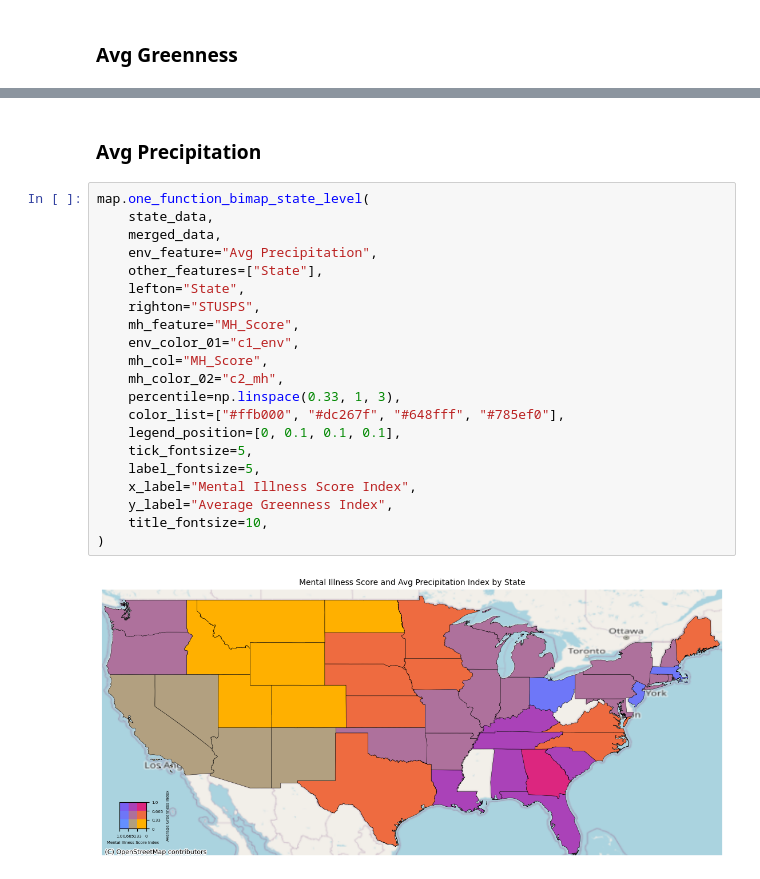
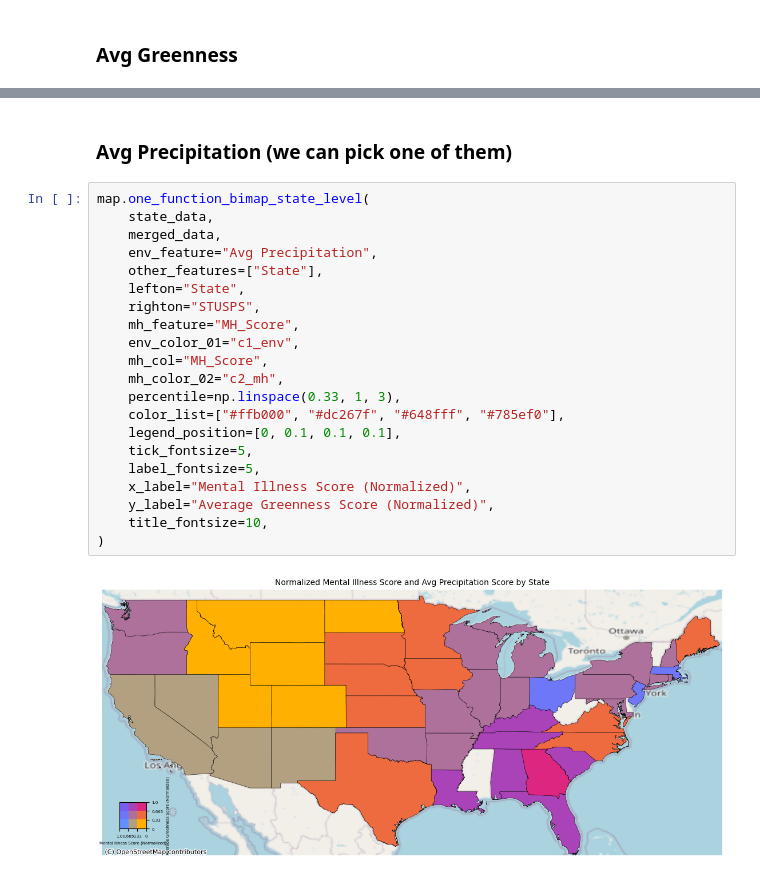
Before and after one commit to shuting2023/Natures_Rx, a Jupyter notebook: src/data_analysis.ipynb, the cells around one changed output, grey strips where cells are left out. Saved outputs shown, nothing was run; the diff lists cells and outputs as text.

```diff
--- a/src/data_analysis.ipynb
+++ b/src/data_analysis.ipynb
@@ -51,25 +55,25 @@ map.one_function_bimap_state_level(
 # %% [markdown]
-### Avg Precipitation
+### Avg Precipitation (we can pick one of them)
 # %%
 map.one_function_bimap_state_level(
     state_data,
     merged_data,
     env_feature="Avg Precipitation",
     other_features=["State"],
     lefton="State",
     righton="STUSPS",
     mh_feature="MH_Score",
     env_color_01="c1_env",
     mh_col="MH_Score",
     mh_color_02="c2_mh",
     percentile=np.linspace(0.33, 1, 3),
     color_list=["#ffb000", "#dc267f", "#648fff", "#785ef0"],
     legend_position=[0, 0.1, 0.1, 0.1],
     tick_fontsize=5,
     label_fontsize=5,
-    x_label="Mental Illness Score Index",
-    y_label="Average Greenness Index",
+    x_label="Mental Illness Score (Normalized)",
+    y_label="Average Greenness Score (Normalized)",
     title_fontsize=10,
 )
 # %% [output]
-[figure, old version]
+[figure, new version]
```
Also changed, not shown: parts of 11 cells of this notebook, 3 other files.
